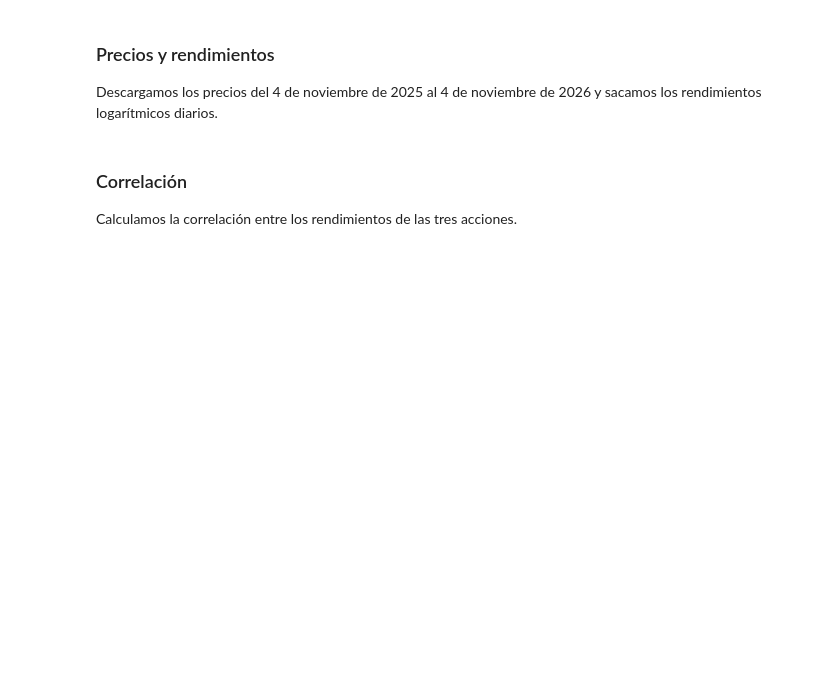
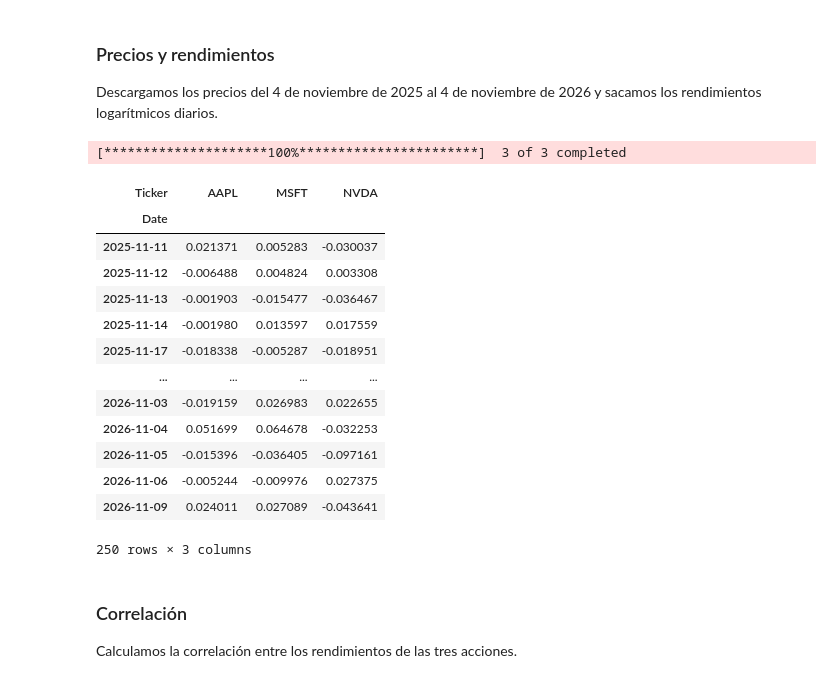
Before and after one commit to Mafergomezf/SIMULACION_DE_PROCESOS_FINANCIEROS, a Jupyter notebook: 2bloque/Cholesky.ipynb, the cells around one changed output. Saved outputs shown, nothing was run; the diff lists cells and outputs as text; code cells hidden in the pictures; blank space fills up the shorter version.

```diff
--- a/2bloque/Cholesky.ipynb
+++ b/2bloque/Cholesky.ipynb
@@ -13,10 +13,26 @@ import matplotlib.pyplot as plt
 Descargamos los precios del 4 de noviembre de 2025 al 4 de noviembre de 2026 y sacamos los rendimientos logarítmicos diarios.
 # %%
 tickers = ["AAPL", "MSFT", "NVDA"]
-prices = yf.download(tickers=tickers, start="2025-11-04", end="2026-11-05")["Close"]
+prices = yf.download(tickers=tickers,period="1y")["Close"]
 prices = prices[tickers].dropna()
 rets = np.log(prices / prices.shift(1)).dropna()
 rets
+# %% [output]
+[*********************100%***********************]  3 of 3 completed
+| Ticker | AAPL | MSFT | NVDA |
+| Date |  |  |  |
+| 2025-11-11 | 0.021371 | 0.005283 | -0.030037 |
+| 2025-11-12 | -0.006488 | 0.004824 | 0.003308 |
+| 2025-11-13 | -0.001903 | -0.015477 | -0.036467 |
+| 2025-11-14 | -0.001980 | 0.013597 | 0.017559 |
+| 2025-11-17 | -0.018338 | -0.005287 | -0.018951 |
+| ... | ... | ... | ... |
+| 2026-11-03 | -0.019159 | 0.026983 | 0.022655 |
+| 2026-11-04 | 0.051699 | 0.064678 | -0.032253 |
+| 2026-11-05 | -0.015396 | -0.036405 | -0.097161 |
+| 2026-11-06 | -0.005244 | -0.009976 | 0.027375 |
+| 2026-11-09 | 0.024011 | 0.027089 | -0.043641 |
+250 rows × 3 columns
 # %% [markdown]
 ### Correlación
 Calculamos la correlación entre los rendimientos de las tres acciones.
```
Also changed, not shown: parts of 15 cells of this notebook.
